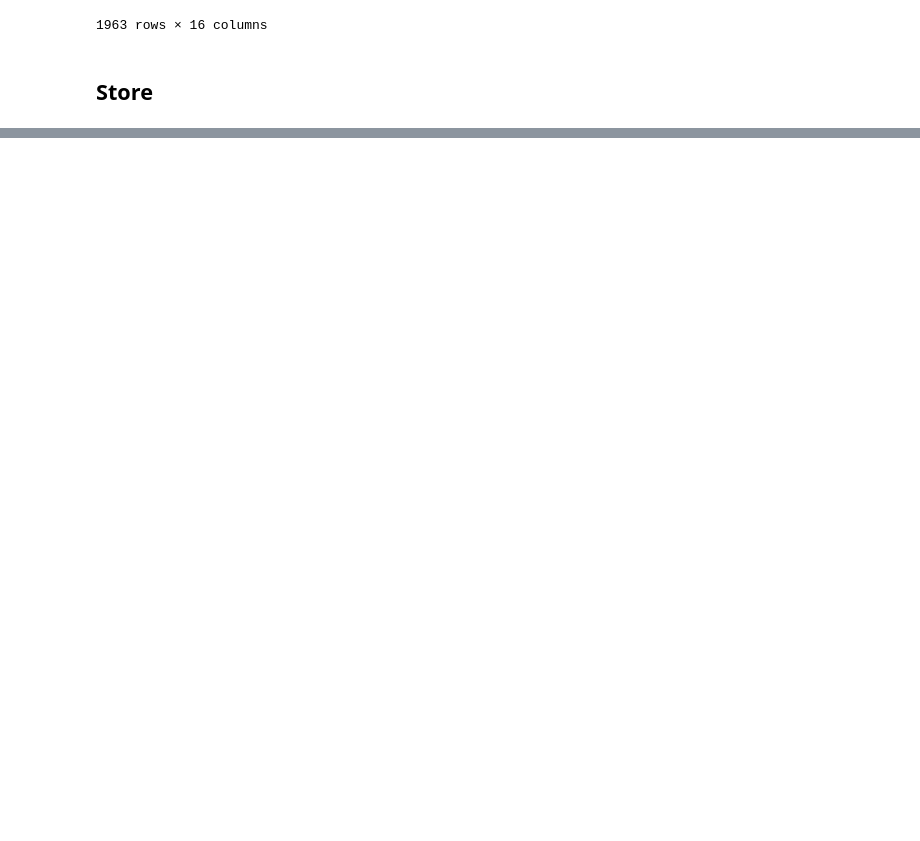
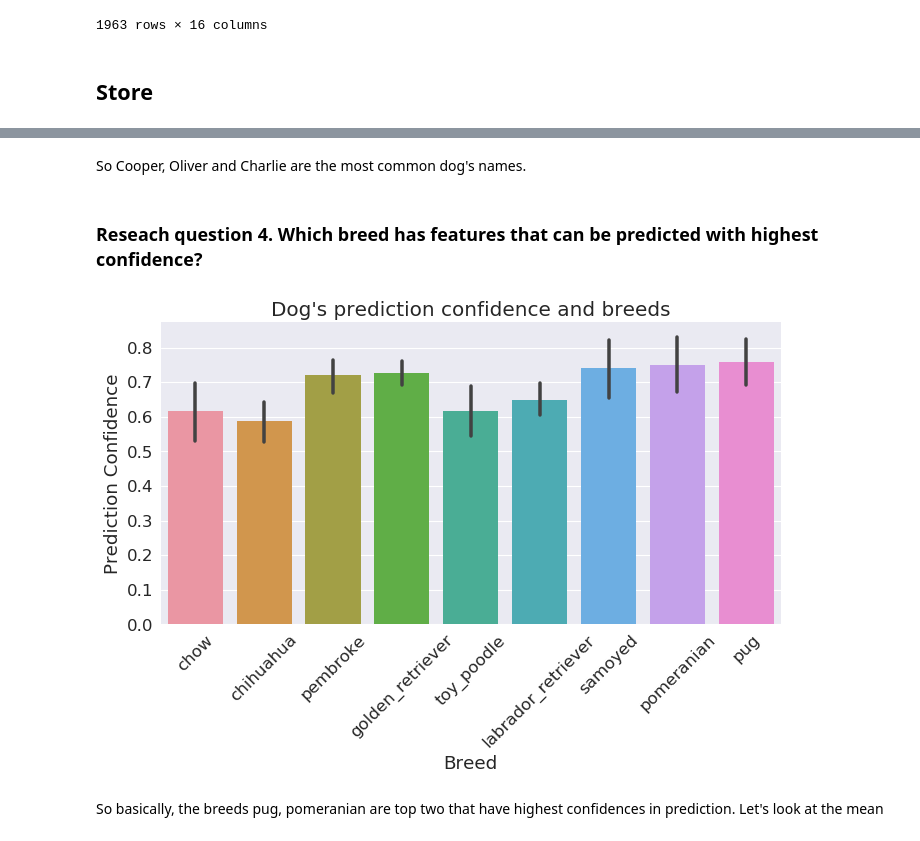
Before and after one commit to TuanAnhBui/DataAnalysis_Udacity, a Jupyter notebook: Project5/wrangle_act.ipynb, the cells around one changed output, grey strips where cells are left out. Cells and saved outputs as stored; diff of their text form; code cells hidden in the pictures; blank space fills up the shorter version.

```diff
--- a/Project5/wrangle_act.ipynb
+++ b/Project5/wrangle_act.ipynb
@@ -814,0 +1003,16 @@ twitter_archive.to_csv
+# %% [markdown]
+So Cooper, Oliver and Charlie are the most common dog's names.
+# %% [markdown]
+### Reseach question 4. Which breed has features that can be predicted with highest confidence?
+# %%
+fig=plt.figure(figsize=(10, 5), dpi= 80)
+sns.set(font_scale=1.5)
+ax = sns.barplot(x='p1',y="p1_conf",data=breed_df)
+ax.set_title("Dog's prediction confidence and breeds")
+ax.set_xlabel("Breed")
+ax.set_ylabel("Prediction Confidence")
+ax.set_xticklabels(ax.get_xticklabels(), rotation=45);
+# %% [output]
+[figure, added]
+# %% [markdown]
+So basically, the breeds pug, pomeranian are top two that have highest confidences in prediction. Let's look at the mean
```
Also changed, not shown: parts of 45 cells of this notebook, 3 other files.
